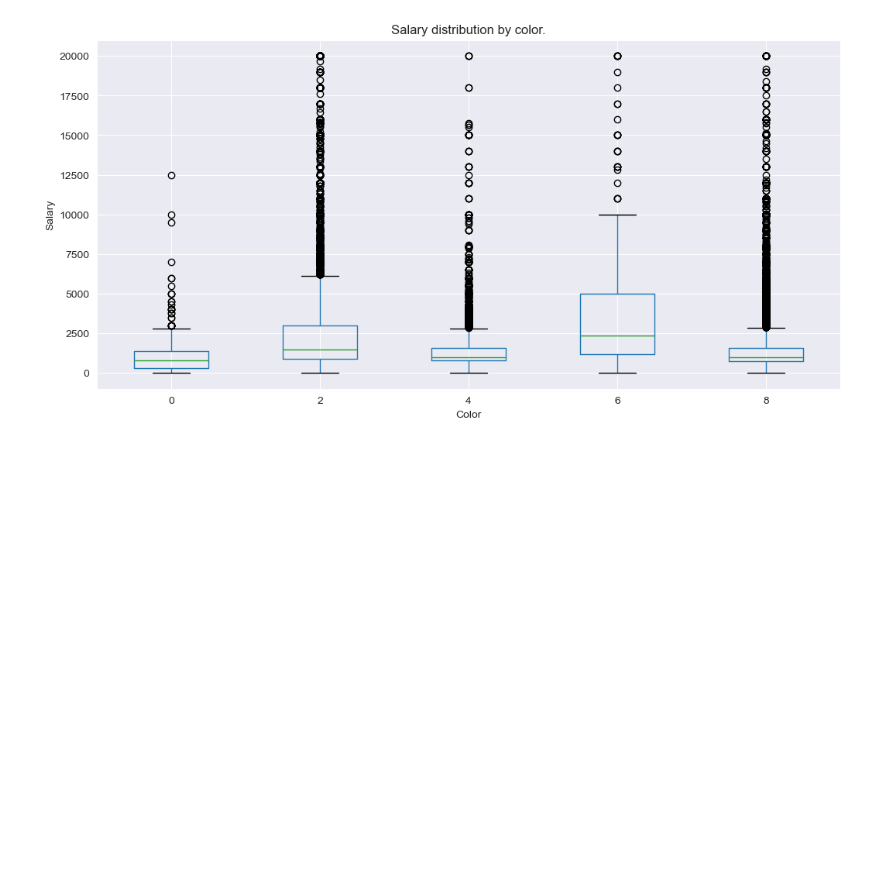
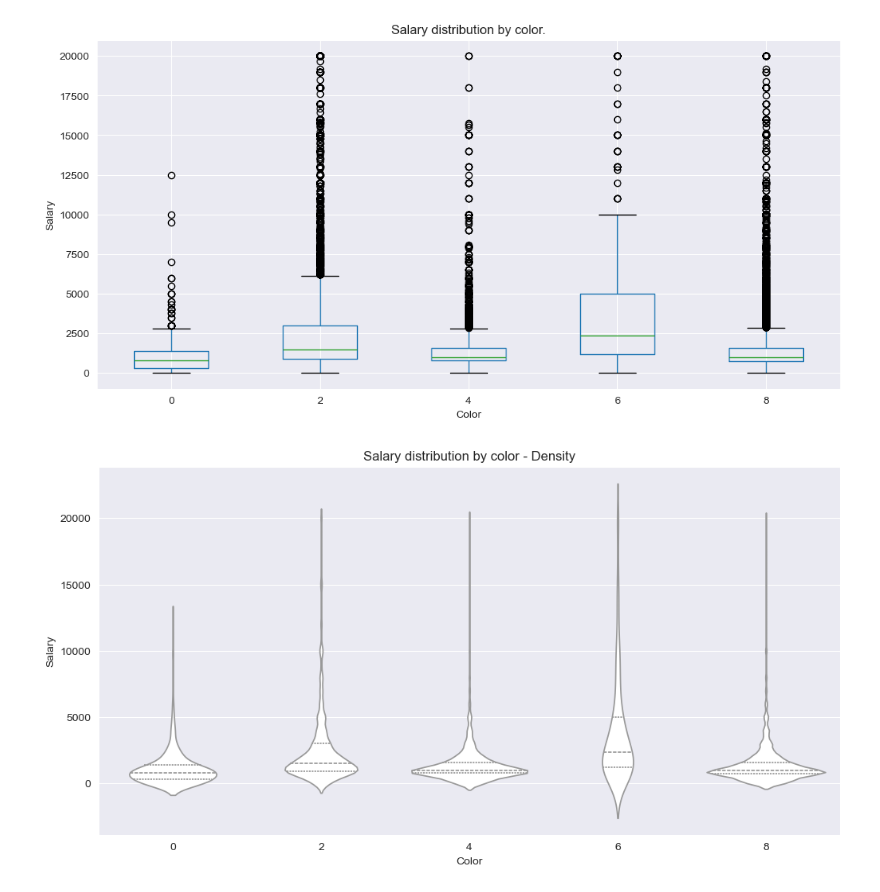
Before and after one commit to gdserafini/pratical-statistics, a Jupyter notebook: src/1-exploratory-data-analysis/exploratory_data_analysis.ipynb, the cells around one changed output. Saved outputs shown, nothing was run; the diff lists cells and outputs as text; code cells hidden in the pictures; blank space fills up the shorter version.

```diff
--- a/src/1-exploratory-data-analysis/exploratory_data_analysis.ipynb
+++ b/src/1-exploratory-data-analysis/exploratory_data_analysis.ipynb
@@ -424,3 +423,16 @@ ax.set_title('Salary distribution by color.')
 plt.show()
 # %% [output]
 [figure]
+# %%
+plt.figure(figsize=(12,6))
+ax = sns.violinplot(
+    x=until_20k_salary['Color'], y=until_20k_salary['Salary'],
+    inner='quartile', color='white'
+)
+ax.set_title('Salary distribution by color - Density')
+ax.set_ylabel('Salary')
+ax.set_xlabel('Color')
+plt.suptitle('')
+plt.show()
+# %% [output]
+[figure, added]
```
Also changed, not shown: parts of 4 cells of this notebook, 1 other file.
